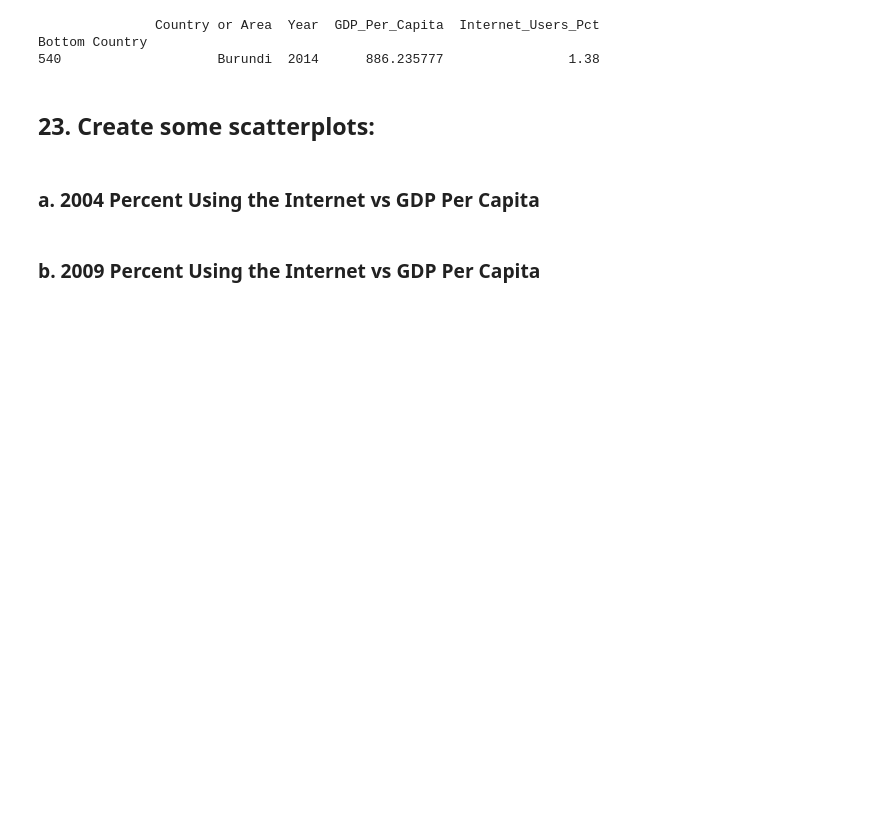
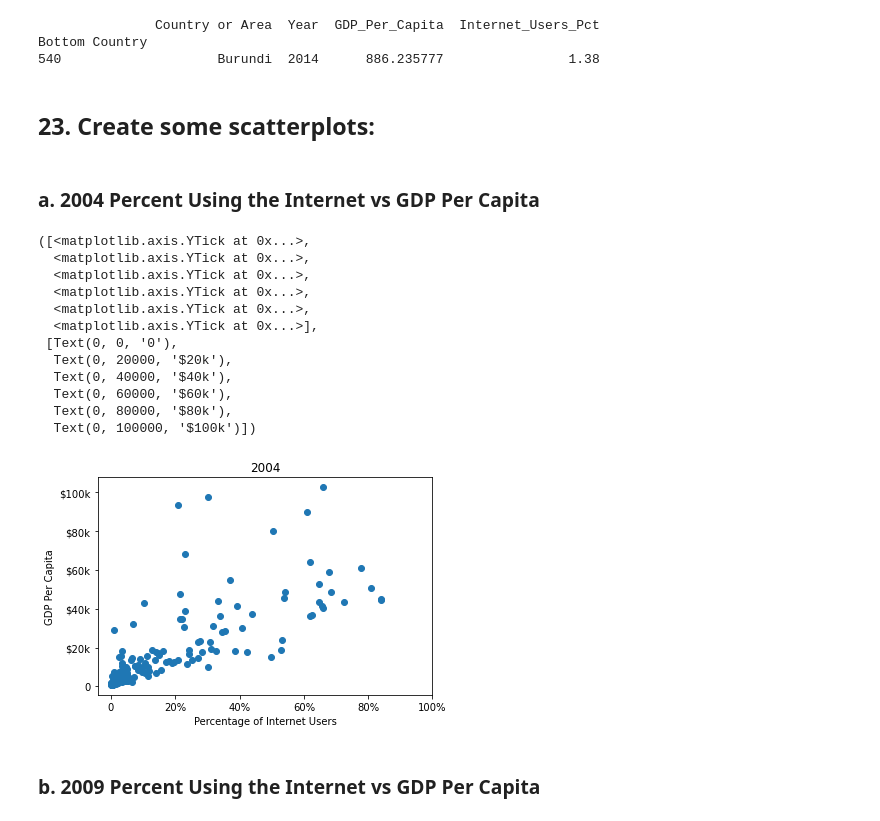
Before and after one commit to NSS-Data-Analytics-Cohort-7/gdp-and-internet-usage-HannahSolima, a Jupyter notebook: Notebook/UN Database Project.ipynb, the cells around one changed output. Cells and saved outputs as stored; diff of their text form; code cells hidden in the pictures; blank space fills up the shorter version.

```diff
--- a/Notebook/UN Database Project.ipynb
+++ b/Notebook/UN Database Project.ipynb
@@ -371,5 +371,32 @@ Bottom Country
 ## 23. Create some scatterplots:
 # %% [markdown]
 ### a. 2004 Percent Using the Internet vs GDP Per Capita
+# %%
+plt.scatter(df_2004['Internet_Users_Pct'],df_2004['GDP_Per_Capita'])
+plt.xlabel('Percentage of Internet Users')
+plt.ylabel('GDP Per Capita')
+plt.title('2004')
+
+tick_val = [0,20,40,60,80,100]
+tick_lab = ['0', '20%', '40%','60%','80%','100%']
+plt.xticks(tick_val,tick_lab)
+
+tick_val = [0,20000,40000,60000,80000,100000]
+tick_lab = ['0', '$20k', '$40k','$60k','$80k','$100k']
+plt.yticks(tick_val,tick_lab)
+# %% [output]
+([<matplotlib.axis.YTick at 0x...>,
+  <matplotlib.axis.YTick at 0x...>,
+  <matplotlib.axis.YTick at 0x...>,
+  <matplotlib.axis.YTick at 0x...>,
+  <matplotlib.axis.YTick at 0x...>,
+  <matplotlib.axis.YTick at 0x...>],
+ [Text(0, 0, '0'),
+  Text(0, 20000, '$20k'),
+  Text(0, 40000, '$40k'),
+  Text(0, 60000, '$60k'),
+  Text(0, 80000, '$80k'),
+  Text(0, 100000, '$100k')])
+[figure, added]
 # %% [markdown]
 ### b. 2009 Percent Using the Internet vs GDP Per Capita
```
Also changed, not shown: parts of 17 cells of this notebook.
